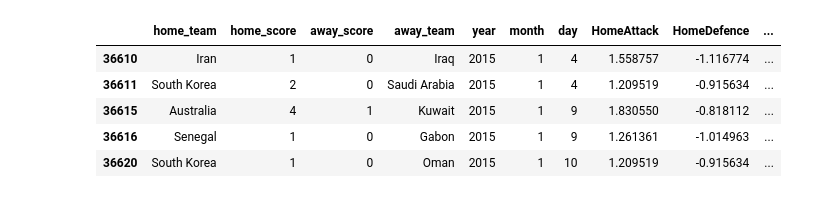
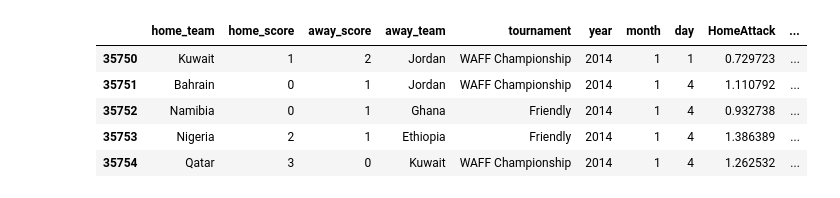
Before and after one commit to ianfreitas1/ic-futebol, a Jupyter notebook: Simples.ipynb, the cells around one changed output. Drawn from its saved outputs; the diff is of its cells as text; code cells hidden in the pictures.

```diff
--- a/Simples.ipynb
+++ b/Simples.ipynb
@@ -4,19 +4,20 @@ import matplotlib.pyplot as plt
 import numpy as np
 import seaborn
 import statistics
+import math
 from scipy.stats import poisson,skellam
 
-world_cup_matches = pd.read_csv("C:\\ic-futebol\\dataset\\results.csv")
+world_cup_matches = pd.read_csv("C:\\Users\\ianfr\\Documents\\dev\\inteligencia-computacional\\dataset\\results.csv")
 world_cup_matches['year'] = world_cup_matches['date'].str[:4].astype(int)
 world_cup_matches['month'] = world_cup_matches['date'].str[5:7].astype(int)
 world_cup_matches['day'] = world_cup_matches['date'].str[8:].astype(int)
 world_cup_matches = world_cup_matches[['home_team', 'home_score', 'away_score', 'away_team', 'tournament', 'year', 'month', 'day']]
-world_cup_matches = world_cup_matches[(world_cup_matches.year) >= 2015]
+world_cup_matches = world_cup_matches[(world_cup_matches.year) >= 2014]
 world_cup_matches = world_cup_matches[(world_cup_matches.year) <= 2018]
 
-teams = ['Russia', 'Brazil', 'Australia', 'Iran', 'Japan', 'Saudi Arabia', 'South Korea', 'Egypt', 'Morocco', 'Nigeria', 'Senegal', 'Tunisia', 'Costa Rica', 'Mexico', 'Panama', 'Argentina', 'Colombia', 'Peru', 'Uruguay', 'Belgium', 'Croatia', 'Denmark', 'England', 'France', 'Germany', 'Iceland', 'Poland', 'Portugal', 'Serbia', 'Spain', 'Sweden', 'Switzerland']
-teams.sort()
-world_cup_matches = world_cup_matches[world_cup_matches.home_team.isin(teams) | world_cup_matches.away_team.isin(teams)]
+wc_teams = ['Russia', 'Brazil', 'Australia', 'Iran', 'Japan', 'Saudi Arabia', 'South Korea', 'Egypt', 'Morocco', 'Nigeria', 'Senegal', 'Tunisia', 'Costa Rica', 'Mexico', 'Panama', 'Argentina', 'Colombia', 'Peru', 'Uruguay', 'Belgium', 'Croatia', 'Denmark', 'England', 'France', 'Germany', 'Iceland', 'Poland', 'Portugal', 'Serbia', 'Spain', 'Sweden', 'Switzerland']
+wc_teams.sort()
+#world_cup_matches = world_cup_matches[world_cup_matches.home_team.isin(teams) | world_cup_matches.away_team.isin(teams)]
 
 world_cup_matches.head()
 # %% [output]
@@ -41,9 +42,15 @@ world_cup_matches.describe()
 # %%
 teams2 = world_cup_matches['home_team'].unique().tolist()
 teams3 = world_cup_matches['away_team'].unique().tolist()
+tournaments = world_cup_matches['tournament'].unique().tolist()
+print(tournaments)
+game_weight = {'Friendly': 1, 'FIFA World Cup qualification': 2.5, 'UEFA Euro': 2.5, 'Copa América': 2.5,
+               'UEFA Nations League': 2.5, 'Oceania Nations Cup': 2.5, 'Confederations Cup': 3, 'FIFA World Cup': 4}
+
 teams = list(set(teams2).union(set(teams3)))
 data = {'Team': teams, 'AttackForce': [0 for i in range(len(teams))], 'DefenseForce': [0 for i in range(len(teams))]}
 stats = pd.DataFrame(data)
+
 for time in teams:
     team_goals = 0.0
     conceded_goals = 0.0
@@ -51,31 +58,54 @@ for time in teams:
     time_model = world_cup_matches[(world_cup_matches['home_team'] == time) | (world_cup_matches['away_team'] == time)]
     #print(time_model)
     for index, row in time_model.iterrows():
+        time_factor = math.exp(-(2018 - row['year'])/3)
+
+        if row['tournament'] in game_weight:
+            game_weight_factor = game_weight[row['tournament']]
+        else:
+            game_weight_factor = 2
+
+        #print(game_weight_factor)
         if row['home_team'] == time:
-            team_goals += row['home_score']
-            conceded_goals += row['away_score']
+            team_goals += row['home_score'] * time_factor * game_weight_factor
+            conceded_goals += row['away_score'] * time_factor * game_weight_factor
+
+            if time == 'Brazil':
+                print(conceded_goals, row['away_score'], time_factor, game_weight_factor)
 
         if row['away_team'] == time:
-            team_goals += row['away_score']
-            conceded_goals += row['home_score']
+            team_goals += row['away_score'] * time_factor * game_weight_factor
+            conceded_goals += row['home_score'] * time_factor * game_weight_factor
+
+            if time == 'Brazil':
+                print(conceded_goals, row['home_score'], time_factor, game_weight_factor)
 
         team_matches += 1
 
-    stats.loc[stats['Team'] == time, 'AttackForce'] = team_goals/(team_matches)
-    stats.loc[stats['Team'] == time, 'DefenseForce'] = (conceded_goals/(team_matches))
+
+    if conceded_goals != 0 and team_goals != 0:
+        stats.loc[stats['Team'] == time, 'AttackForce'] = team_goals/(team_matches)
+        stats.loc[stats['Team'] == time, 'DefenseForce'] = (team_matches/(conceded_goals))
+    else:
+        print(time)
+        stats = stats[stats['Team'] != time]
+        world_cup_matches = world_cup_matches[world_cup_matches['home_team'] != time]
+        world_cup_matches = world_cup_matches[world_cup_matches['away_team'] != time]
 
 stats2 = stats.set_index('Team')
 
 print(stats2)
+
 world_cup_matches['HomeAttack'] = [0.0 for i in range(len(world_cup_matches))]
 world_cup_matches['HomeDefence'] = [0.0 for i in range(len(world_cup_matches))]
 world_cup_matches['AwayAttack'] = [0.0 for i in range(len(world_cup_matches))]
 world_cup_matches['AwayDefence'] = [0.0 for i in range(len(world_cup_matches))]
 
 for index, row in world_cup_matches.iterrows():
-    world_cup_matches.loc[index,'HomeAttack'] = (stats2.loc[row['home_team'], 'AttackForce'] - statistics.mean(stats2['AttackForce'])) / statistics.stdev(stats2['AttackForce'])
-    world_cup_matches.loc[index,'HomeDefence'] = (stats2.loc[row['home_team'], 'DefenseForce'] - statistics.mean(stats2['DefenseForce'])) / statistics.stdev(stats2['DefenseForce'])
-    world_cup_matches.loc[index,'AwayAttack'] = (stats2.loc[row['away_team'], 'AttackForce']- statistics.mean(stats2['AttackForce'])) / statistics.stdev(stats2['AttackForce'])
-    world_cup_matches.loc[index,'AwayDefence'] = (stats2.loc[row['away_team'], 'DefenseForce'] - statistics.mean(stats2['DefenseForce'])) / statistics.stdev(stats2['DefenseForce'])
+    #print(stats2.loc[row['home_team'], 'AttackForce'])
+    world_cup_matches.loc[index,'HomeAttack'] = (stats2.loc[row['home_team'], 'AttackForce']) #- statistics.mean(stats2['AttackForce'])) / statistics.stdev(stats2['AttackForce'])
+    world_cup_matches.loc[index,'HomeDefence'] = (stats2.loc[row['home_team'], 'DefenseForce']) #- statistics.mean(stats2['DefenseForce'])) / statistics.stdev(stats2['DefenseForce'])
+    world_cup_matches.loc[index,'AwayAttack'] = (stats2.loc[row['away_team'], 'AttackForce']) #- statistics.mean(stats2['AttackForce'])) / statistics.stdev(stats2['AttackForce'])
+    world_cup_matches.loc[index,'AwayDefence'] = (stats2.loc[row['away_team'], 'DefenseForce']) #- statistics.mean(stats2['DefenseForce'])) / statistics.stdev(stats2['DefenseForce'])
 world_cup_matches.head()
 # %% [output]
@@ -99,6 +129,6 @@ Montenegro                0.727273      2.090909
-|  | home_team | home_score | away_score | away_team | year | month | day | HomeAttack | HomeDefence | ... |
-| 36610 | Iran | 1 | 0 | Iraq | 2015 | 1 | 4 | 1.558757 | -1.116774 | ... |
-| 36611 | South Korea | 2 | 0 | Saudi Arabia | 2015 | 1 | 4 | 1.209519 | -0.915634 | ... |
-| 36615 | Australia | 4 | 1 | Kuwait | 2015 | 1 | 9 | 1.830550 | -0.818112 | ... |
-| 36616 | Senegal | 1 | 0 | Gabon | 2015 | 1 | 9 | 1.261361 | -1.014963 | ... |
-| 36620 | South Korea | 1 | 0 | Oman | 2015 | 1 | 10 | 1.209519 | -0.915634 | ... |
+|  | home_team | home_score | away_score | away_team | tournament | year | month | day | HomeAttack | ... |
+| 35750 | Kuwait | 1 | 2 | Jordan | WAFF Championship | 2014 | 1 | 1 | 0.729723 | ... |
+| 35751 | Bahrain | 0 | 1 | Jordan | WAFF Championship | 2014 | 1 | 4 | 1.110792 | ... |
+| 35752 | Namibia | 0 | 1 | Ghana | Friendly | 2014 | 1 | 4 | 0.932738 | ... |
+| 35753 | Nigeria | 2 | 1 | Ethiopia | Friendly | 2014 | 1 | 4 | 1.386389 | ... |
+| 35754 | Qatar | 3 | 0 | Kuwait | WAFF Championship | 2014 | 1 | 4 | 1.262532 | ... |
```
Also changed, not shown: parts of 13 cells of this notebook, 1 other file.
